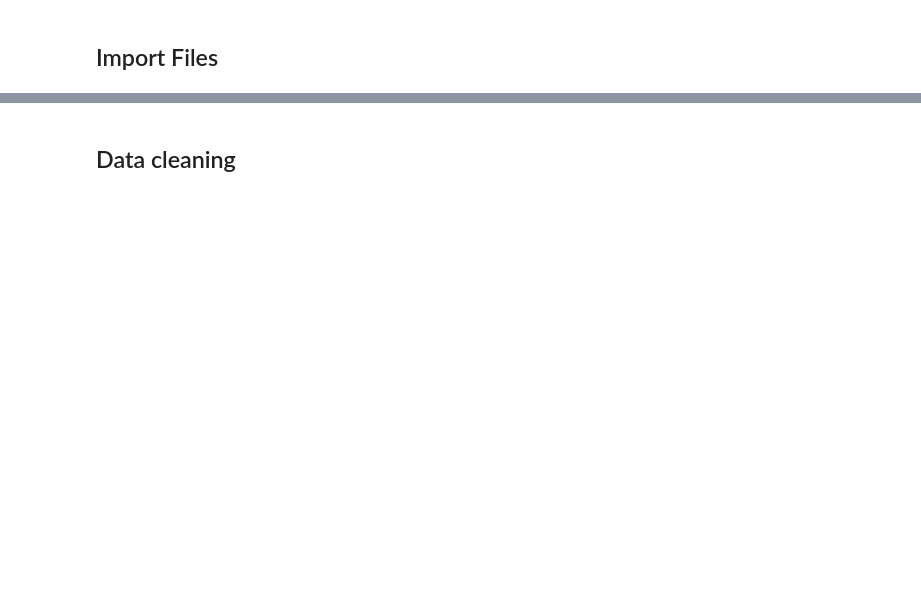
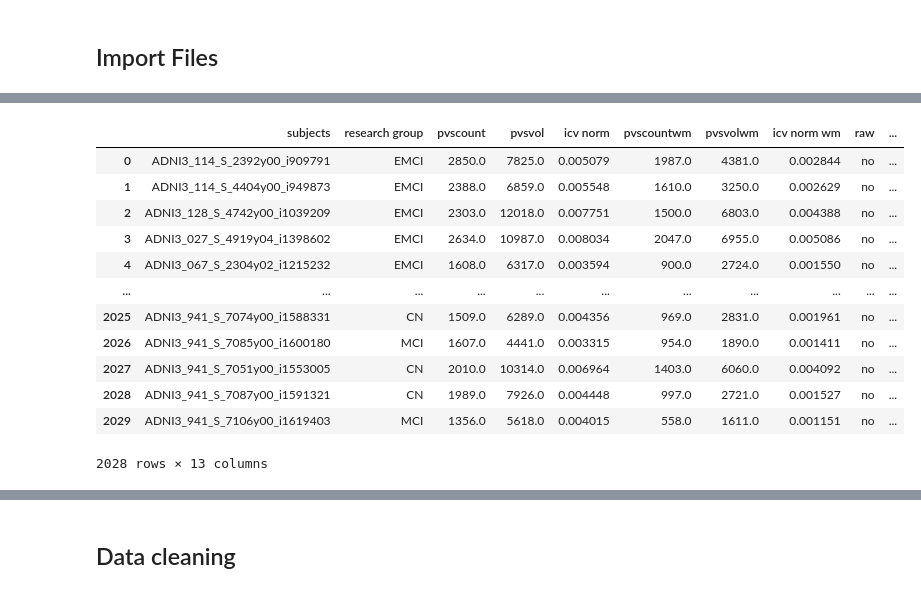
Before and after one commit to cind/pijp-frangi, a Jupyter notebook: pijp_frangi/stat_analysis.ipynb, the cells around one changed output, grey strips where cells are left out. Cells and saved outputs as stored; diff of their text form; code cells hidden in the pictures; blank space fills up the shorter version.

```diff
--- a/pijp_frangi/stat_analysis.ipynb
+++ b/pijp_frangi/stat_analysis.ipynb
@@ -34,0 +85,26 @@ report
+# %%
+# add age, weight, sex columns
+# RUNNING THIS CELL MORE THAN ONCE WILL PRODUCE ISSUES
+
+demoonly_clean = pd.DataFrame({'subjects':demo_clean['Subject ID'],'Age':demo_clean['Age'],'Weight':demo_clean['Weight'],'Sex':demo_clean['Sex']})
+#report
+report = report.merge(demoonly_clean,how='left',on='subjects')
+report.drop_duplicates(inplace=True)
+report
+#report.loc[np.where(report['Sex'].isna())]
+# some of these subjects have the wrong image ID or the wrong year labeled
+# keeping the report labels because they presumably match the logs in the VA
+# %% [output]
+|  | subjects | research group | pvscount | pvsvol | icv norm | pvscountwm | pvsvolwm | icv norm wm | raw | ... |
+| 0 | ADNI3_114_S_2392y00_i909791 | EMCI | 2850.0 | 7825.0 | 0.005079 | 1987.0 | 4381.0 | 0.002844 | no | ... |
+| 1 | ADNI3_114_S_4404y00_i949873 | EMCI | 2388.0 | 6859.0 | 0.005548 | 1610.0 | 3250.0 | 0.002629 | no | ... |
+| 2 | ADNI3_128_S_4742y00_i1039209 | EMCI | 2303.0 | 12018.0 | 0.007751 | 1500.0 | 6803.0 | 0.004388 | no | ... |
+| 3 | ADNI3_027_S_4919y04_i1398602 | EMCI | 2634.0 | 10987.0 | 0.008034 | 2047.0 | 6955.0 | 0.005086 | no | ... |
+| 4 | ADNI3_067_S_2304y02_i1215232 | EMCI | 1608.0 | 6317.0 | 0.003594 | 900.0 | 2724.0 | 0.001550 | no | ... |
+| ... | ... | ... | ... | ... | ... | ... | ... | ... | ... | ... |
+| 2025 | ADNI3_941_S_7074y00_i1588331 | CN | 1509.0 | 6289.0 | 0.004356 | 969.0 | 2831.0 | 0.001961 | no | ... |
+| 2026 | ADNI3_941_S_7085y00_i1600180 | MCI | 1607.0 | 4441.0 | 0.003315 | 954.0 | 1890.0 | 0.001411 | no | ... |
+| 2027 | ADNI3_941_S_7051y00_i1553005 | CN | 2010.0 | 10314.0 | 0.006964 | 1403.0 | 6060.0 | 0.004092 | no | ... |
+| 2028 | ADNI3_941_S_7087y00_i1591321 | CN | 1989.0 | 7926.0 | 0.004448 | 997.0 | 2721.0 | 0.001527 | no | ... |
+| 2029 | ADNI3_941_S_7106y00_i1619403 | MCI | 1356.0 | 5618.0 | 0.004015 | 558.0 | 1611.0 | 0.001151 | no | ... |
+2028 rows × 13 columns
```
Also changed, not shown: parts of 10 cells of this notebook, 1 other file.
